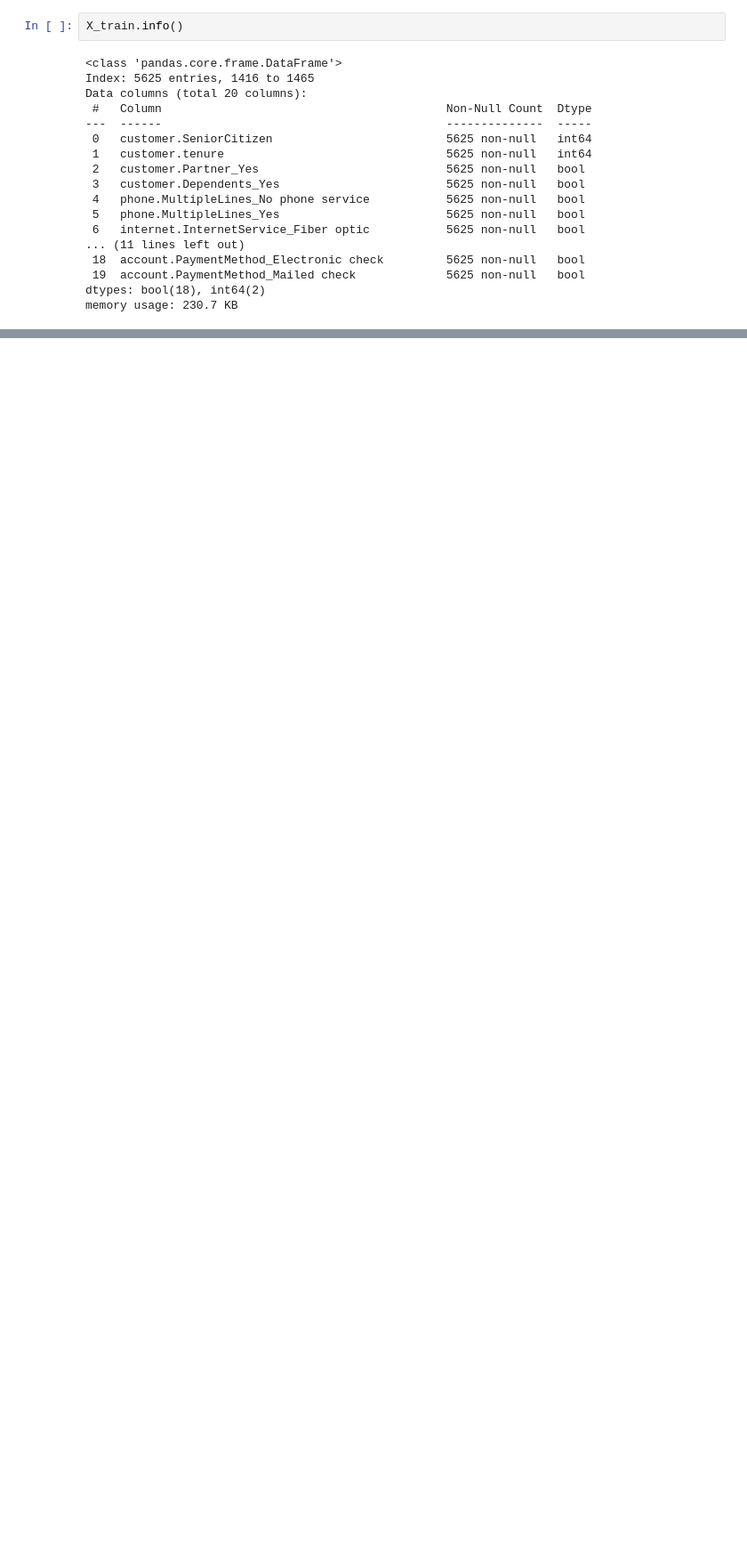
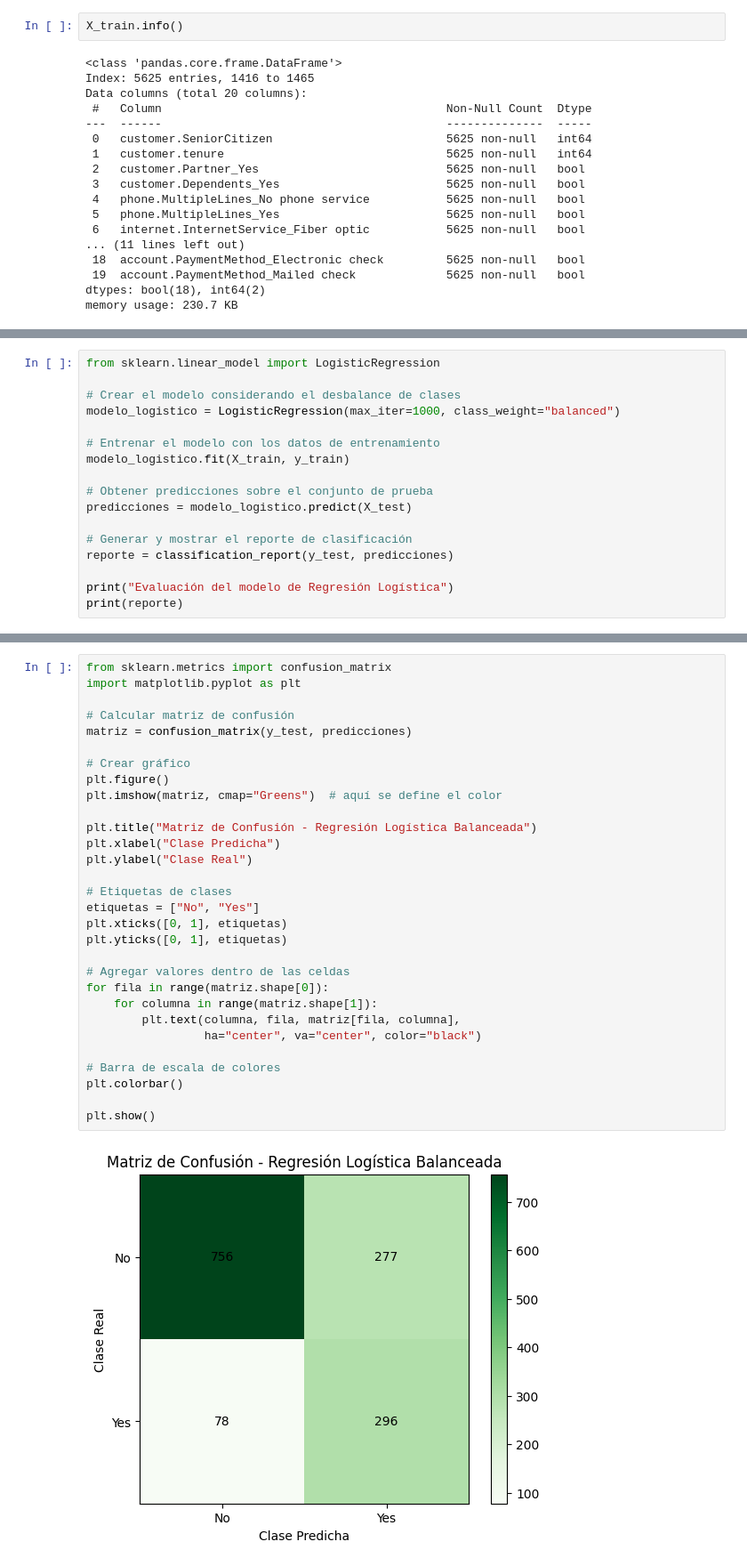
Before and after one commit to aalonsomt/Challenge-TelecomX_2, a Jupyter notebook: TelecomX_2.ipynb, the cells around one changed output, grey strips where cells are left out. Shown at 89% size. Cells and saved outputs as stored; diff of their text form; blank space fills up the shorter version.

```diff
--- a/TelecomX_2.ipynb
+++ b/TelecomX_2.ipynb
@@ -308,0 +386,17 @@ memory usage: 230.7 KB
+# %%
+from sklearn.linear_model import LogisticRegression
+
+# Crear el modelo considerando el desbalance de clases
+modelo_logistico = LogisticRegression(max_iter=1000, class_weight="balanced")
+
+# Entrenar el modelo con los datos de entrenamiento
+modelo_logistico.fit(X_train, y_train)
+
+# Obtener predicciones sobre el conjunto de prueba
+predicciones = modelo_logistico.predict(X_test)
+
+# Generar y mostrar el reporte de clasificación
+reporte = classification_report(y_test, predicciones)
+
+print("Evaluación del modelo de Regresión Logística")
+print(reporte)
@@ -308,0 +415,32 @@ memory usage: 230.7 KB
+# %%
+from sklearn.metrics import confusion_matrix
+import matplotlib.pyplot as plt
+
+# Calcular matriz de confusión
+matriz = confusion_matrix(y_test, predicciones)
+
+# Crear gráfico
+plt.figure()
+plt.imshow(matriz, cmap="Greens")  # aquí se define el color
+
+plt.title("Matriz de Confusión - Regresión Logística Balanceada")
+plt.xlabel("Clase Predicha")
+plt.ylabel("Clase Real")
+
+# Etiquetas de clases
+etiquetas = ["No", "Yes"]
+plt.xticks([0, 1], etiquetas)
+plt.yticks([0, 1], etiquetas)
+
+# Agregar valores dentro de las celdas
+for fila in range(matriz.shape[0]):
+    for columna in range(matriz.shape[1]):
+        plt.text(columna, fila, matriz[fila, columna],
+                 ha="center", va="center", color="black")
+
+# Barra de escala de colores
+plt.colorbar()
+
+plt.show()
+# %% [output]
+[figure, added]
```
Also changed, not shown: parts of 23 cells of this notebook.
